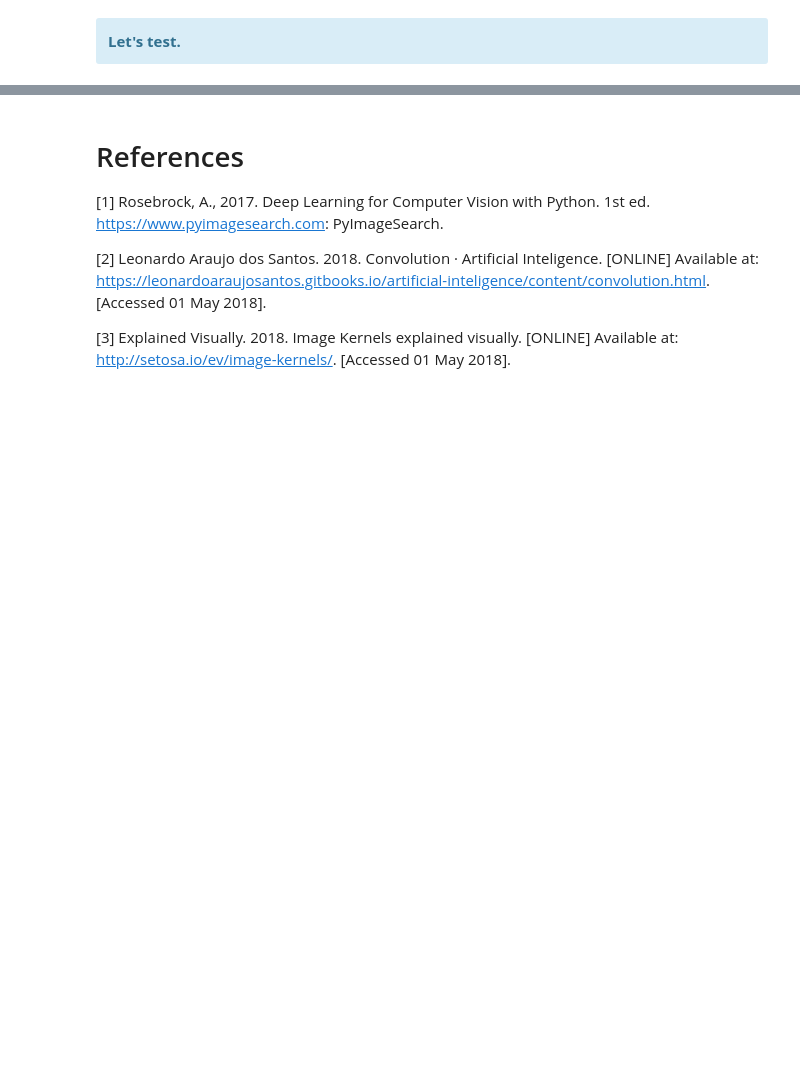
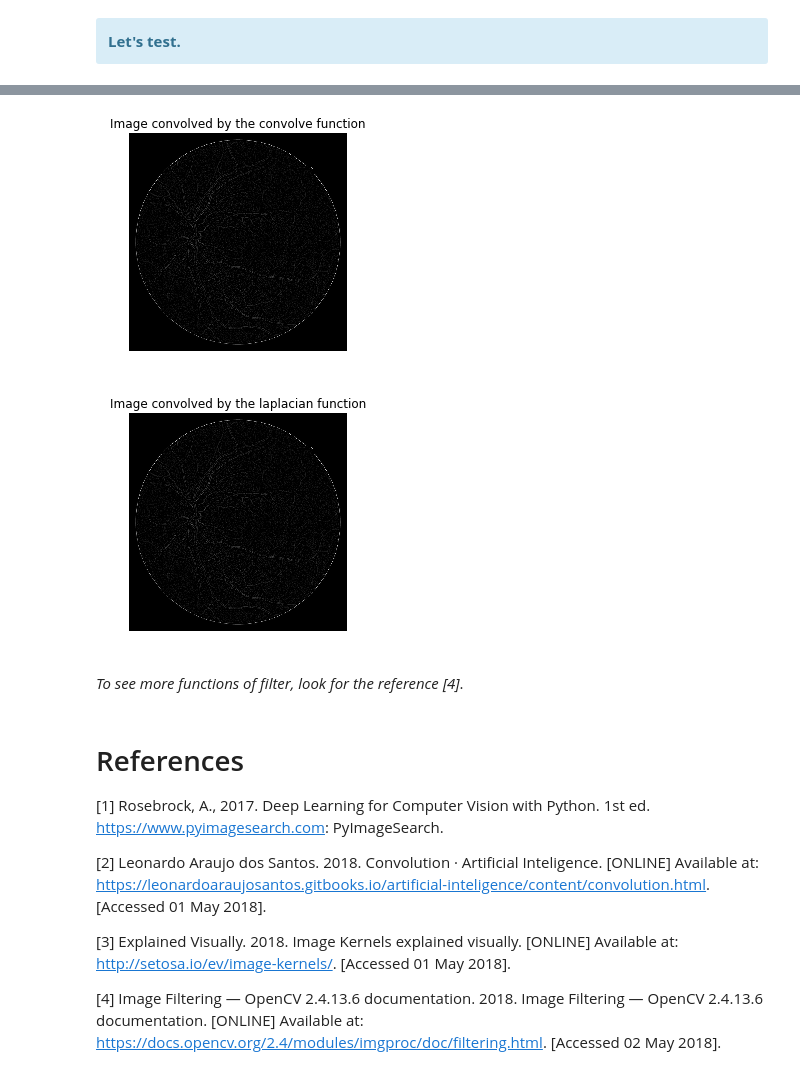
Before and after one commit to cs-ufrn/minicourse-opencv, a Jupyter notebook: OpenCV - Convolutions.ipynb, the cells around one changed output, grey strips where cells are left out. Saved outputs shown, nothing was run; the diff lists cells and outputs as text; code cells hidden in the pictures; blank space fills up the shorter version.

```diff
--- a/OpenCV - Convolutions.ipynb
+++ b/OpenCV - Convolutions.ipynb
@@ -282,3 +483,23 @@ plt.show()
+# %%
+laplacian_ex = cv2.Laplacian(retina, -1)
+
+# Comparative between convolve and filter2D
+plt.figure()
+plt.title("Image convolved by the convolve function")
+plt.axis("off")
+plt.imshow(result_laplacian, cmap='gray')
+plt.show()
+
+plt.figure()
+plt.title("Image convolved by the laplacian function")
+plt.axis("off")
+plt.imshow(laplacian_ex, cmap='gray')
+plt.show()
+# %% [output]
+[figure, added]
+[figure, added]
+# %% [markdown]
+*To see more functions of filter, look for the reference [4]*.
 # %% [markdown]
 # References
 
@@ -287,3 +508,5 @@ plt.show()
 [2] Leonardo Araujo dos Santos. 2018. Convolution · Artificial Inteligence. [ONLINE] Available at: https://leonardoaraujosantos.gitbooks.io/artificial-inteligence/content/convolution.html. [Accessed 01 May 2018].
 
 [3] Explained Visually. 2018. Image Kernels explained visually. [ONLINE] Available at: http://setosa.io/ev/image-kernels/. [Accessed 01 May 2018].
+
+[4] Image Filtering — OpenCV 2.4.13.6 documentation. 2018. Image Filtering — OpenCV 2.4.13.6 documentation. [ONLINE] Available at: https://docs.opencv.org/2.4/modules/imgproc/doc/filtering.html. [Accessed 02 May 2018].
```
Also changed, not shown: parts of 10 cells of this notebook, 5 other files.
